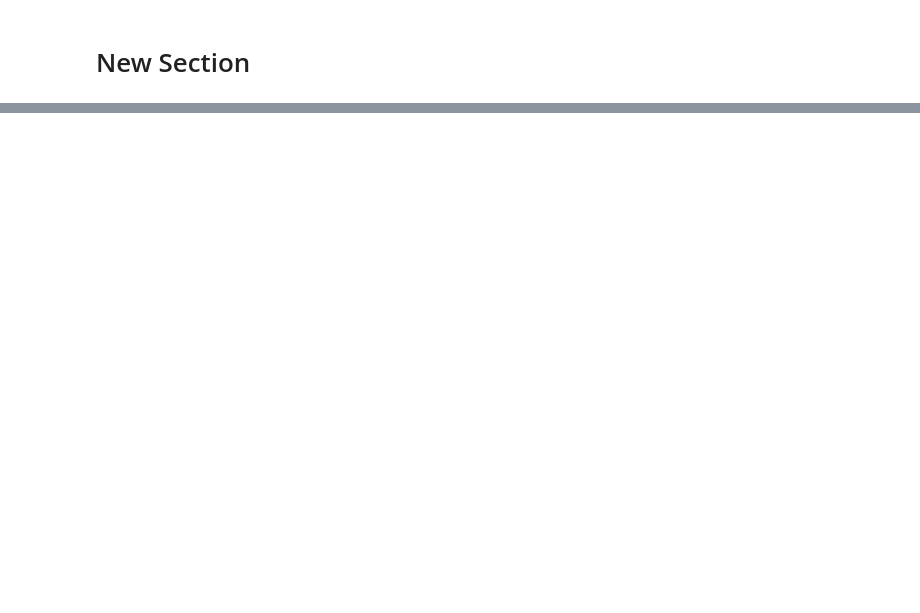
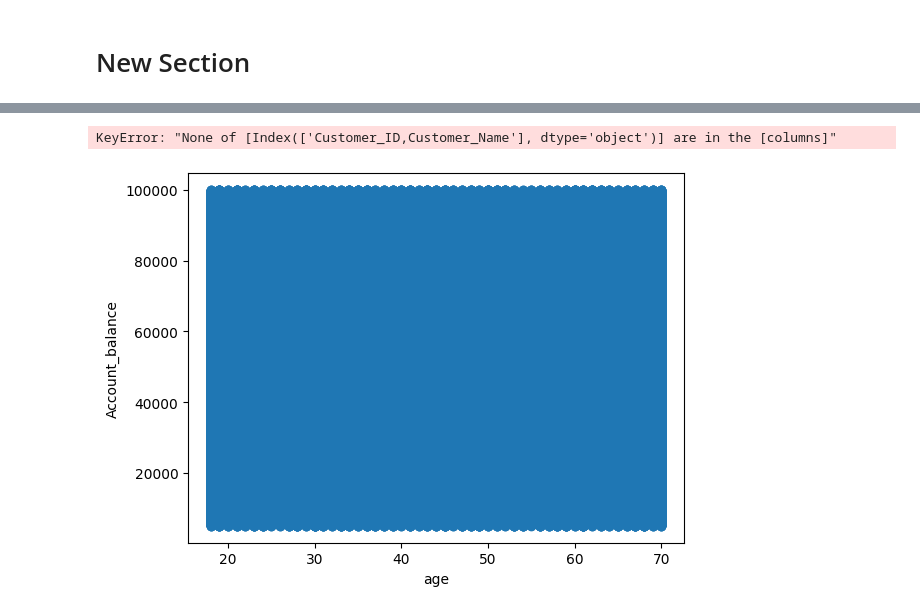
Before and after one commit to bhamidipatiakhilmitra/Coding-Raja-Technologies-Internship, a Jupyter notebook: Untitled1.ipynb, the cells around one changed output, grey strips where cells are left out. Drawn from its saved outputs; the diff is of its cells as text; code cells hidden in the pictures; blank space fills up the shorter version.

```diff
--- a/Untitled1.ipynb
+++ b/Untitled1.ipynb
@@ -54,0 +188,20 @@ KFold(n_splits=5, random_state=None, shuffle=False)
+# %%
+import pandas as pd
+import matplotlib.pyplot as plt
+df=pd.read_csv("Bank_Transaction_Fraud_Detection.csv")
+df
+%matplotlib inline
+plt.scatter(df.Age,df.Account_Balance)
+plt.xlabel("age")
+plt.ylabel("Account_balance")
+from sklearn import linear_model
+reg=linear_model.LinearRegression()
+reg.fit(df[['Age']],df.Account_Balance)
+reg.coef_
+reg.intercept_
+df.Age.median()
+from sklearn import linear_model
+X=df[['Customer_ID,Customer_Name']]
+# %% [output]
+KeyError: "None of [Index(['Customer_ID,Customer_Name'], dtype='object')] are in the [columns]"
+[figure, added]
```
Also changed, not shown: parts of 76 cells of this notebook.
